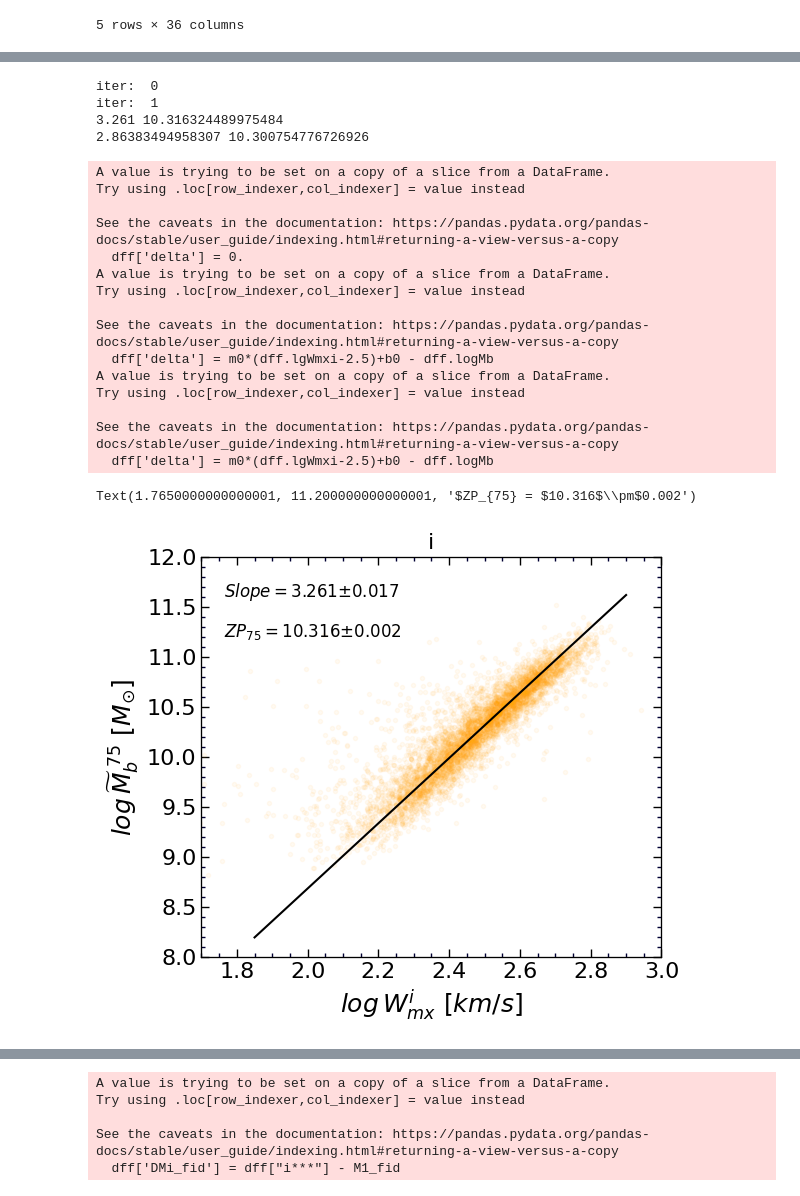
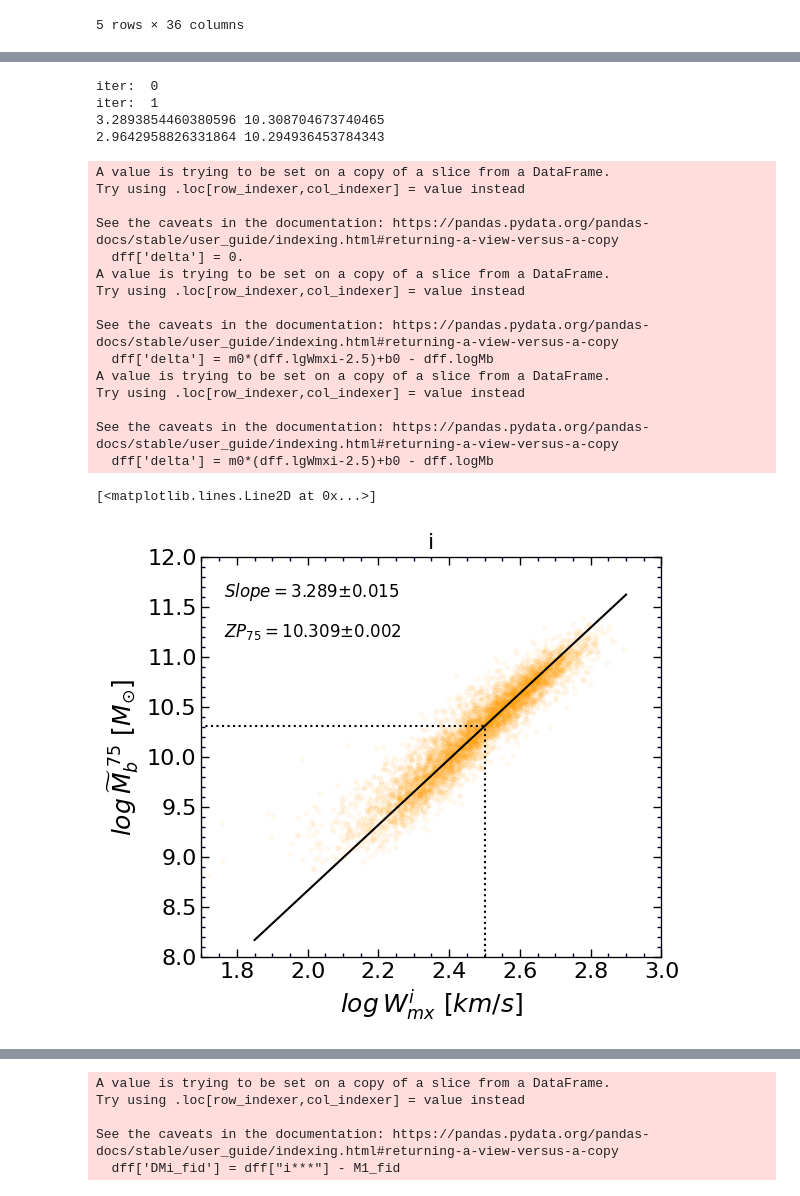
Before and after one commit to ekourkchi/test_TFRcatal, a Jupyter notebook: BTFR_i.ipynb, the cells around one changed output, grey strips where cells are left out. Saved outputs shown, nothing was run; the diff lists cells and outputs as text; code cells hidden in the pictures.

```diff
--- a/BTFR_i.ipynb
+++ b/BTFR_i.ipynb
@@ -168,10 +168,22 @@ dg = df[["F21", "eF21", "F", "e_F", "Flux", "F21_av"]]
 dg['F21_'] = dg.apply(lambda X: X.F21_av if ~np.isnan(X.F21_av) else X.F21, axis=1)
 dg['F21_e'] = dg.apply(lambda X: X.e_F if ~np.isnan(X.F) else X.eF21, axis=1)
 
+
+adhi_list = [5072, 9670, 49734, 51401, 1737674, 3091777, 5807477]
+dg.loc[adhi_list]['F21_'] = dg.loc[adhi_list].Flux   # using ADHI HI flux values
+
+
 len(dg)
 
 df["F21"] = dg.F21_
 df["eF21"] = dg.F21_e
+
+
+new_drop = pd.read_csv("drop_january2021.bar", sep='|')
+
+df = df.drop(new_drop.PGC.values, errors='ignore')
+
+len(df)
 # %% [output]
 A value is trying to be set on a copy of a slice from a DataFrame.
 Try using .loc[row_indexer,col_indexer] = value instead
@@ -410,4 +259,5 @@ array([ 2.62648304e-08, -2.36985171e-04,  2.97518840e-01])
 # %%
+mc = -5.559136687487623e-05
 def HI_corrector(mc, bc, V3k):
 
     return mc*V3k+bc
@@ -605,7 +455,6 @@ fig.subplots_adjust(wspace=0, top=0.92, bottom=0.12, left=0.06, right=0.98)
 gs = gridspec.GridSpec(1,1) ; p=0
 ax = plt.subplot(gs[p]) ; p+=1
 
-m0 = 3.261
 ##################################################################
 def linear_zp(x, zp):
 
@@ -685,37 +534,40 @@ ax.text(x0,y0, r"$Slope = $"+"%.3f" % m0+'$\pm$'+"%.3f" % dm0, fontsize=12, colo
 y0 = 0.2*Ylm[0]+0.8*Ylm[1]
 ax.text(x0,y0, r"$ZP_{75} = $"+"%.3f" % b0+'$\pm$'+"%.3f" % db0, fontsize=12, color='k')
 
 
 
 # x0 = 0.45*Xlm[0]+0.55*Xlm[1]
 # y0 = 0.93*Ylm[0]+0.07*Ylm[1]
 # ax.text(x0,y0, "%d"%len(Xe)+' Zeropoint Galaxies', fontsize=11, color='maroon')
 # y0 = 0.83*Ylm[0]+0.17*Ylm[1]
 # ax.text(x0,y0, r"$ZP_{calib} = $"+"%.3f" % zp_calib+'$\pm$'+"%.3f" % zp_calib_e, fontsize=11, color='maroon')
 
 # ax.legend(bbox_to_anchor=(0.65, 0.50), loc=2)
+
+ax.plot([2.5,2.5], [8, b0], 'k:')
+ax.plot([0,2.5], [b0, b0], 'k:')
 # %% [output]
 iter:  0
 iter:  1
-3.261 10.316324489975484
-2.86383494958307 10.300754776726926
+3.2893854460380596 10.308704673740465
+2.9642958826331864 10.294936453784343
 A value is trying to be set on a copy of a slice from a DataFrame.
 Try using .loc[row_indexer,col_indexer] = value instead
 
 See the caveats in the documentation: https://pandas.pydata.org/pandas-docs/stable/user_guide/indexing.html#returning-a-view-versus-a-copy
   dff['delta'] = 0.
 A value is trying to be set on a copy of a slice from a DataFrame.
 Try using .loc[row_indexer,col_indexer] = value instead
 
 See the caveats in the documentation: https://pandas.pydata.org/pandas-docs/stable/user_guide/indexing.html#returning-a-view-versus-a-copy
   dff['delta'] = m0*(dff.lgWmxi-2.5)+b0 - dff.logMb
 A value is trying to be set on a copy of a slice from a DataFrame.
 Try using .loc[row_indexer,col_indexer] = value instead
 
 See the caveats in the documentation: https://pandas.pydata.org/pandas-docs/stable/user_guide/indexing.html#returning-a-view-versus-a-copy
   dff['delta'] = m0*(dff.lgWmxi-2.5)+b0 - dff.logMb
-Text(1.7650000000000001, 11.200000000000001, '$ZP_{75} = $10.316$\\pm$0.002')
+[<matplotlib.lines.Line2D at 0x...>]
-[figure, old version]
+[figure, new version]
 # %%
 # b0 = zp_calib
 # %%
```
Also changed, not shown: parts of 11 cells of this notebook, 6 other files.
